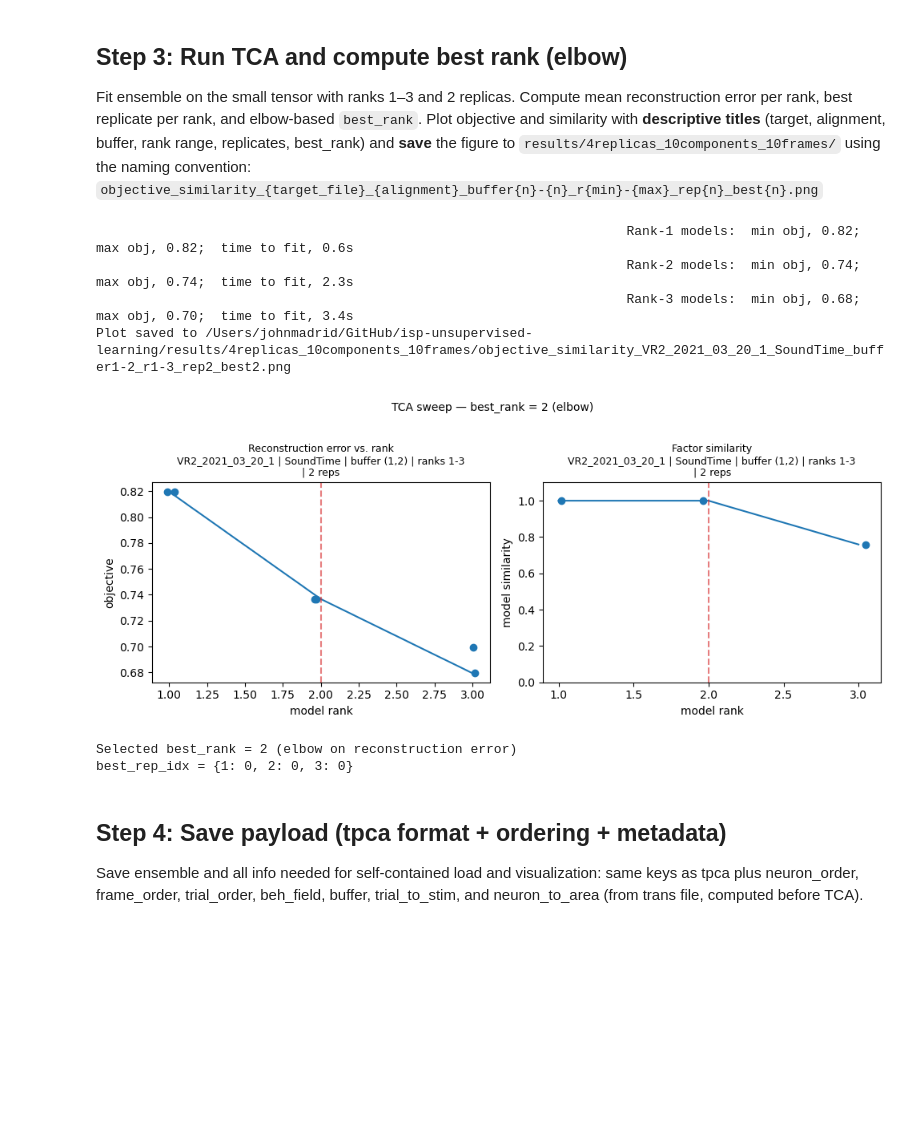
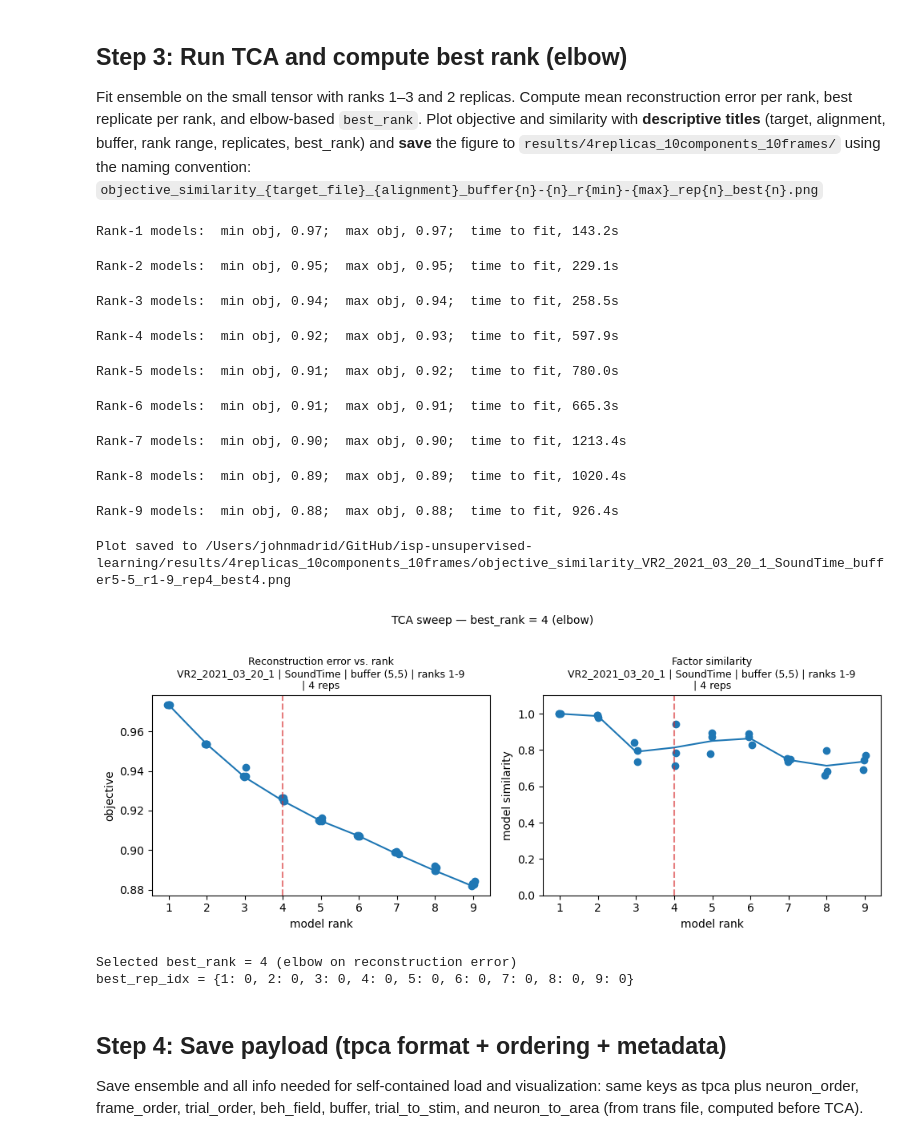
Before and after one commit to JohnMadrid/isp-unsupervised-learning, a Jupyter notebook: Batch_TCA_Pipeline.ipynb, the cells around one changed output. Drawn from its saved outputs; the diff is of its cells as text; code cells hidden in the pictures; blank space fills up the shorter version.

```diff
--- a/Batch_TCA_Pipeline.ipynb
+++ b/Batch_TCA_Pipeline.ipynb
@@ -167,13 +167,12 @@ def create_3d_matrix(trial_timestamps, buffer, spiking_data, spiking_timestamps)
 # %%
 # Step 2 test: small buffer and subset of trials (run after loading spikes + beh above)
 ft = beh['ft'][: spikes.shape[0] + 1]
-# trial_timestamps = beh['SoundTime']
-trial_timestamps = beh['Trial_start_time']
+trial_timestamps = beh['SoundTime']
+# trial_timestamps = beh['Trial_start_time']
 
 # Small test: 4 time frames (1 before + 2 after center), 20 trials
-
-buffer_small = (1, 2)   # 1 + 2 + 1 = 4 frames
-n_trials_test = 20
+buffer_small = BUFFER_SOUND  # (2, 8)   # 1 + 2 + 1 = 4 frames
+n_trials_test = 348
 trial_ts_test = trial_timestamps[:n_trials_test]
 
 tensor_small = create_3d_matrix(trial_ts_test, buffer_small, spikes, ft)
@@ -331,16 +335,32 @@ if not hasattr(scipy, 'random'):
 import tensortools as tt
 import matplotlib.pyplot as plt
 
+# Build small speed-corrected tensor for Step 3 (uses buffer_small and trial_ts_test from Step 2 test)
+
+run_speed_small = beh['ft_RunSpeed'][: len(ft)]
+
+tensor_small_raw = create_3d_matrix(trial_ts_test, BUFFER_SOUND, spikes, ft)
+n_neurons, n_time, n_trials = tensor_small_raw.shape
+speed_matrix_small = create_speed_matrix(trial_ts_test, BUFFER_SOUND, ft, run_speed_small)
+
+correct_by_step3 = "simple"  # "simple" (Option A) or "bytrial" (Option B)
+tensor_small = speed_correct_tensor(
+    tensor_small_raw, speed_matrix_small, n_neurons, n_time, n_trials, correct_by=correct_by_step3
+)
+
 # Step 3: small rank range and replicates for quick test
-rank_range = range(1, 4)   # ranks 1, 2, 3
-replicates = 2
+rank_range = range(1, 10)   # ranks 1, 2, 3
+replicates = 4
 
 # Alignment and buffer used for this run (for titles and filename)
 # alignment_name = "Trial_start_time"  # tunnel entrance
 alignment_name = "SoundTime"  # tunnel entrance
-buffer_used = buffer_small  # (2, 2) for Step 3 test
+buffer_used = BUFFER_SOUND  # (2, 2) for Step 3 test
+# Option 1: The method "cp_als" fits a unconstrained tensor decomposition
+ensemble_rank_sweep = tt.Ensemble(fit_method="cp_als")
 
-ensemble_rank_sweep = tt.Ensemble(fit_method="cp_als")
+# Option 2: The method "ncp_hals" fits a nonnegative tensor decomposition
+# ensemble_rank_sweep = tt.Ensemble(fit_method="ncp_hals")
 ensemble_rank_sweep.fit(tensor_small, ranks=rank_range, replicates=replicates)
 
 fig, axes = plt.subplots(1, 2, figsize=(10, 4))
@@ -377,40 +397,46 @@ for r in rank_range:
             best_idx = i
     mean_errors.append(float(np.mean(errs)))
     best_rep_idx[int(r)] = int(best_idx)
 
 # Elbow heuristic on error curve
 x = np.arange(len(mean_errors), dtype=float) + 1.0
 y = np.array(mean_errors, dtype=float)
 m = (y[-1] - y[0]) / (x[-1] - x[0] + 1e-12)
 b = y[0] - m * x[0]
 dist = np.abs(m * x + b - y) / (np.sqrt(m * m + 1.0) + 1e-12)
 elbow_rank = int(x[np.argmax(dist)])
 best_rank = int(max(1, elbow_rank))
 
 for ax in axes:
     ax.axvline(best_rank, color='tab:red', linestyle='--', alpha=0.6)
 fig.suptitle(f"TCA sweep — best_rank = {best_rank} (elbow)", fontsize=10, y=1.02)
 plt.tight_layout()
 
 # Save plot with naming convention: objective_similarity_{target}_{alignment}_buffer{b}-{b}_r{min}-{max}_rep{n}_best{best}.png
 plot_filename = results_dir / (
     f"objective_similarity_{target_file}_{alignment_name}_buffer{buffer_used[0]}-{buffer_used[1]}_"
     f"r{min(rank_range)}-{max(rank_range)}_rep{replicates}_best{best_rank}.png"
 )
 plt.savefig(plot_filename, dpi=150, bbox_inches='tight')
 print(f"Plot saved to {plot_filename}")
 plt.show()
 
 print(f"Selected best_rank = {best_rank} (elbow on reconstruction error)")
 print(f"best_rep_idx = {best_rep_idx}")
 # %% [output]
-                                                                    Rank-1 models:  min obj, 0.82;  max obj, 0.82;  time to fit, 0.6s
-                                                                    Rank-2 models:  min obj, 0.74;  max obj, 0.74;  time to fit, 2.3s
-                                                                    Rank-3 models:  min obj, 0.68;  max obj, 0.70;  time to fit, 3.4s
-Plot saved to /Users/johnmadrid/GitHub/isp-unsupervised-learning/results/4replicas_10components_10frames/objective_similarity_VR2_2021_03_20_1_SoundTime_buffer1-2_r1-3_rep2_best2.png
+Rank-1 models:  min obj, 0.97;  max obj, 0.97;  time to fit, 143.2s
+Rank-2 models:  min obj, 0.95;  max obj, 0.95;  time to fit, 229.1s
+Rank-3 models:  min obj, 0.94;  max obj, 0.94;  time to fit, 258.5s
+Rank-4 models:  min obj, 0.92;  max obj, 0.93;  time to fit, 597.9s
+Rank-5 models:  min obj, 0.91;  max obj, 0.92;  time to fit, 780.0s
+Rank-6 models:  min obj, 0.91;  max obj, 0.91;  time to fit, 665.3s
+Rank-7 models:  min obj, 0.90;  max obj, 0.90;  time to fit, 1213.4s
+Rank-8 models:  min obj, 0.89;  max obj, 0.89;  time to fit, 1020.4s
+Rank-9 models:  min obj, 0.88;  max obj, 0.88;  time to fit, 926.4s
+Plot saved to /Users/johnmadrid/GitHub/isp-unsupervised-learning/results/4replicas_10components_10frames/objective_similarity_VR2_2021_03_20_1_SoundTime_buffer5-5_r1-9_rep4_best4.png
-[figure, old version]
+[figure, new version]
-Selected best_rank = 2 (elbow on reconstruction error)
-best_rep_idx = {1: 0, 2: 0, 3: 0}
+Selected best_rank = 4 (elbow on reconstruction error)
+best_rep_idx = {1: 0, 2: 0, 3: 0, 4: 0, 5: 0, 6: 0, 7: 0, 8: 0, 9: 0}
 # %% [markdown]
 ## Step 4: Save payload (tpca format + ordering + metadata)
 
```
Also changed, not shown: parts of 9 cells of this notebook, 2 other files.
